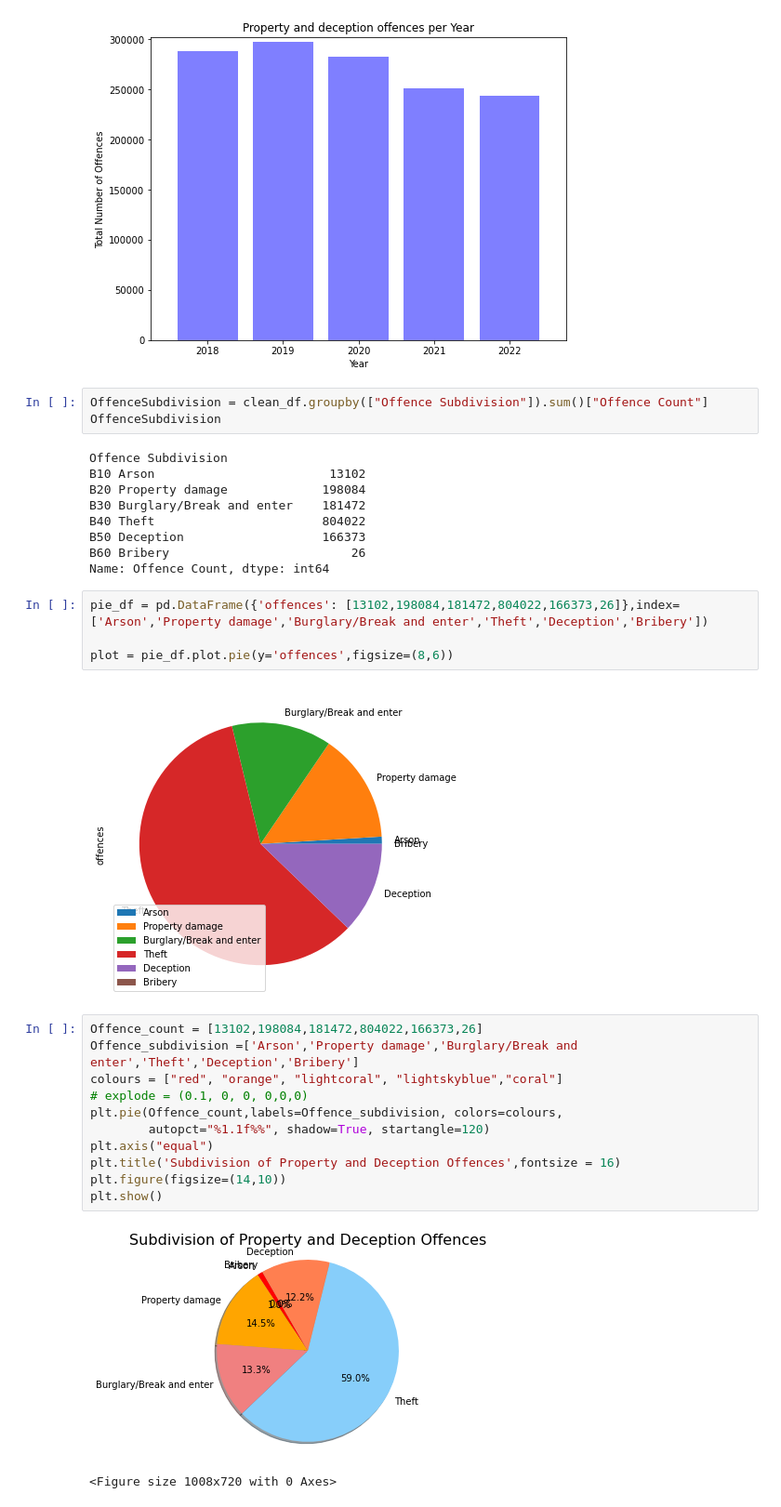
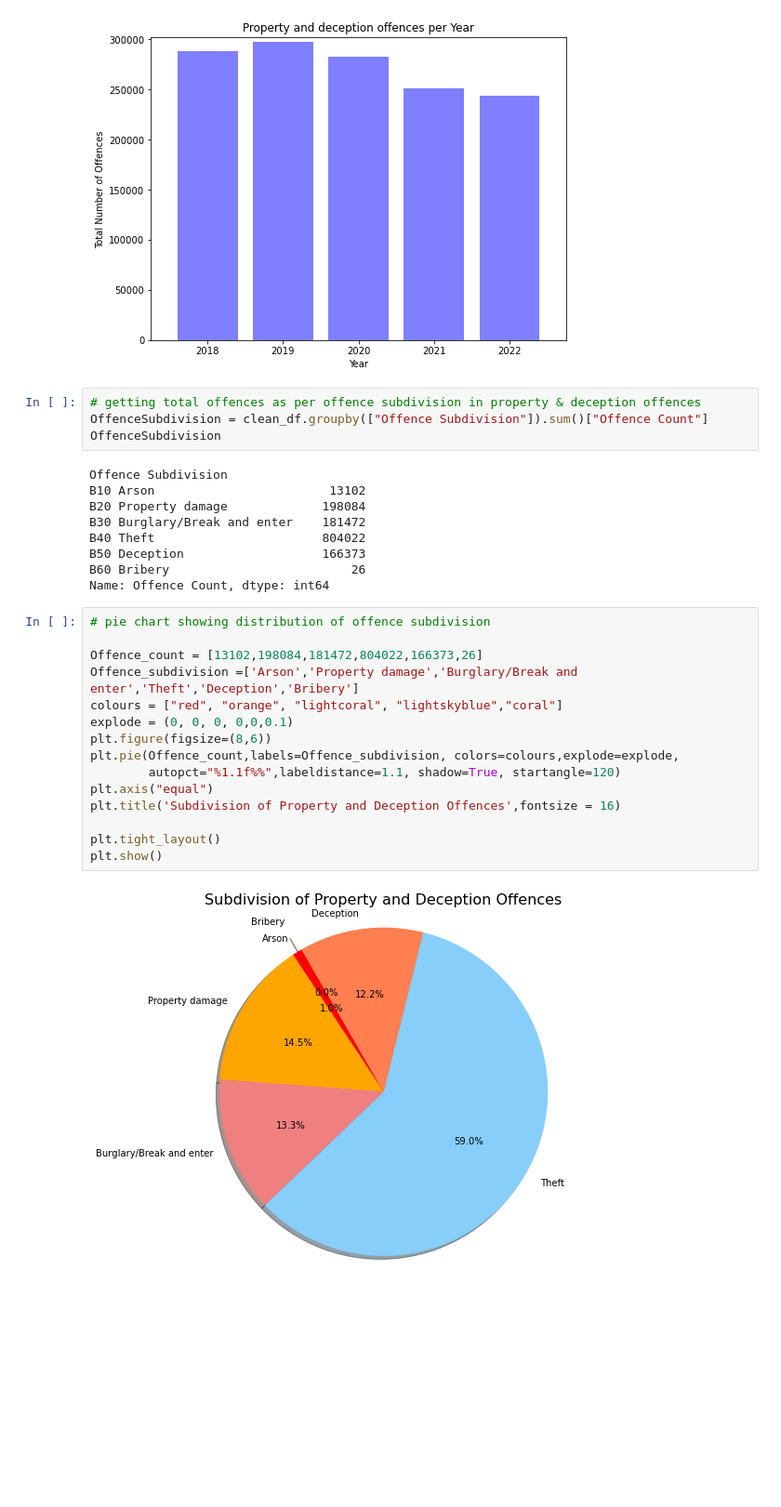
Before and after one commit to LKDSOUZA/Project-1, a Jupyter notebook: Untitled.ipynb, the cells around one changed output. Shown at 93% size. Saved outputs shown, nothing was run; the diff lists cells and outputs as text; blank space fills up the shorter version.

```diff
--- a/Untitled.ipynb
+++ b/Untitled.ipynb
@@ -67,6 +72,7 @@ plt.show
 <function matplotlib.pyplot.show(close=None, block=None)>
 [figure]
 # %%
+# getting total offences as per offence subdivision in property & deception offences
 OffenceSubdivision = clean_df.groupby(["Offence Subdivision"]).sum()["Offence Count"]
 OffenceSubdivision
 # %% [output]
@@ -78,23 +84,20 @@ B40 Theft                       804022
 B50 Deception                   166373
 B60 Bribery                         26
 Name: Offence Count, dtype: int64
-# %%
-pie_df = pd.DataFrame({'offences': [13102,198084,181472,804022,166373,26]},index=['Arson','Property damage','Burglary/Break and enter','Theft','Deception','Bribery'])
-
-plot = pie_df.plot.pie(y='offences',figsize=(8,6))
-# %% [output]
-[figure, removed]
 # %%
+# pie chart showing distribution of offence subdivision
+
 Offence_count = [13102,198084,181472,804022,166373,26]
 Offence_subdivision =['Arson','Property damage','Burglary/Break and enter','Theft','Deception','Bribery']
 colours = ["red", "orange", "lightcoral", "lightskyblue","coral"]
-# explode = (0.1, 0, 0, 0,0,0)
-plt.pie(Offence_count,labels=Offence_subdivision, colors=colours,
-        autopct="%1.1f%%", shadow=True, startangle=120)
+explode = (0, 0, 0, 0,0,0.1)
+plt.figure(figsize=(8,6))
+plt.pie(Offence_count,labels=Offence_subdivision, colors=colours,explode=explode,
+        autopct="%1.1f%%",labeldistance=1.1, shadow=True, startangle=120)
 plt.axis("equal")
 plt.title('Subdivision of Property and Deception Offences',fontsize = 16)
-plt.figure(figsize=(14,10))
+
+plt.tight_layout()
 plt.show()
 # %% [output]
-[figure, old version]
+[figure, new version]
-<Figure size 1008x720 with 0 Axes>
```
Also changed, not shown: parts of 7 cells of this notebook, 5 other files.
